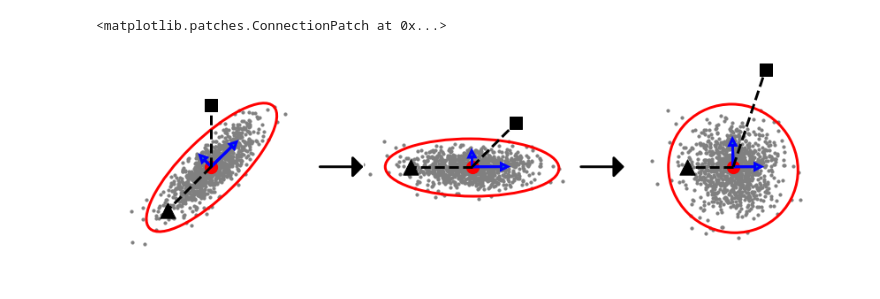
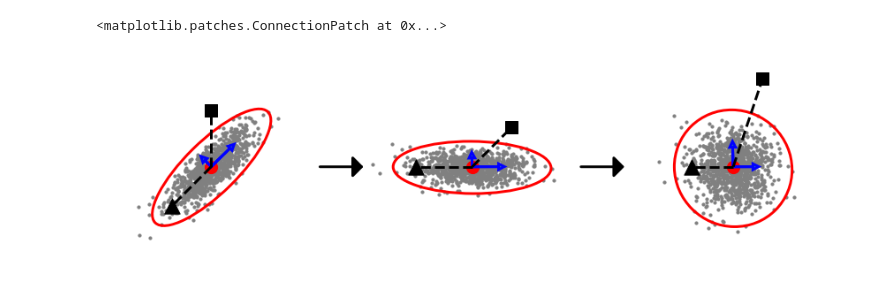
Before and after one commit to arnogranier/pwpe, a Jupyter notebook: circuit.ipynb, the cells around one changed output. Drawn from its saved outputs; the diff is of its cells as text; code cells hidden in the pictures.

```diff
--- a/circuit.ipynb
+++ b/circuit.ipynb
@@ -36,15 +36,15 @@ whitenned_points = rotated_points @ D
 # %%
 fig, axs = plt.subplots(1, 3, figsize=(15,15))
 for ax in axs:
     ax.set_aspect('equal')
-    ax.set_xlim(-5,5)
-    ax.set_ylim(-5,5)
+    ax.set_xlim(-5.5,5.5)
+    ax.set_ylim(-5.5,5.5)
     ax.axis('off')
 gaussian2dplot(axs[0], m, cloud, points, nvs)
 gaussian2dplot(axs[1], m, rotated_cloud, rotated_points, rotated_nvs)
 gaussian2dplot(axs[2], m, whitenned_cloud, whitenned_points, whitenned_nvs)
 connect_subplots(axs[0], axs[1])
 connect_subplots(axs[1], axs[2])
 # %% [output]
 <matplotlib.patches.ConnectionPatch at 0x...>
-[figure, old version]
+[figure, new version]
```
